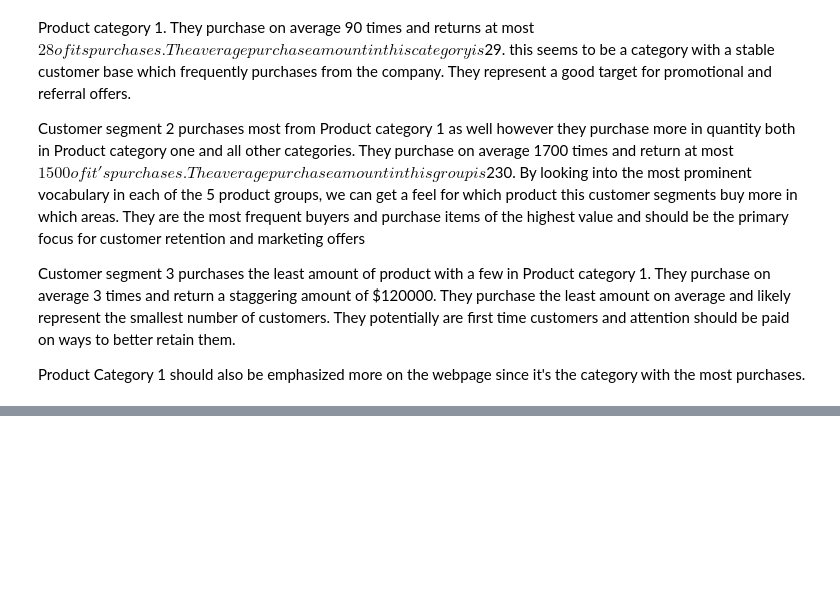
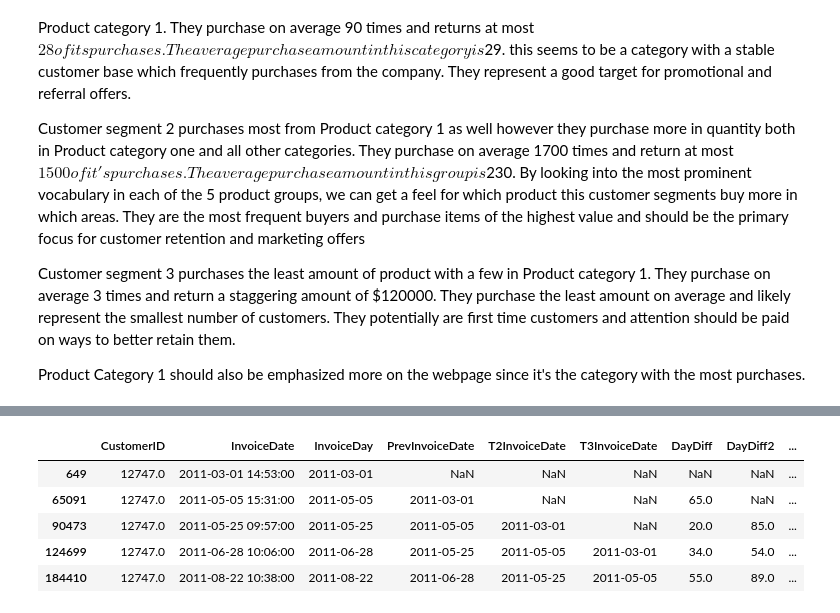
Before and after one commit to BenOsei-Poku/Ecommerce, a Jupyter notebook: Ecommerce.ipynb, the cells around one changed output, grey strips where cells are left out. Drawn from its saved outputs; the diff is of its cells as text; code cells hidden in the pictures; blank space fills up the shorter version.

```diff
--- a/Ecommerce.ipynb
+++ b/Ecommerce.ipynb
@@ -316,0 +361,3 @@ Product Category 1 should also be emphasized more on the webpage since it's the
+# %%
+df_6m = df_uk[(df_uk.InvoiceDate < '2011-09-01') & (df_uk.InvoiceDate >= '2011-03-01')].reset_index(drop=True)
+df_next = df_uk[(df_uk.InvoiceDate >= '2011-09-01') & (df_uk.InvoiceDate < '2011-12-01')].reset_index(drop=True)
@@ -316,0 +399,13 @@ Product Category 1 should also be emphasized more on the webpage since it's the
+# %%
+#create a dataframe with CustomerID and Invoice Date
+df_day_order = df_6m[['CustomerID','InvoiceDate']]
+#convert Invoice Datetime to day
+df_day_order['InvoiceDay'] = df_6m['InvoiceDate'].dt.date
+df_day_order = df_day_order.sort_values(['CustomerID','InvoiceDate'])
+#drop duplicates
+df_day_order = df_day_order.drop_duplicates(subset=['CustomerID','InvoiceDay'],keep='first')
+# %%
+#shifting last 3 purchase dates
+df_day_order['PrevInvoiceDate'] = df_day_order.groupby('CustomerID')['InvoiceDay'].shift(1)
+df_day_order['T2InvoiceDate'] = df_day_order.groupby('CustomerID')['InvoiceDay'].shift(2)
+df_day_order['T3InvoiceDate'] = df_day_order.groupby('CustomerID')['InvoiceDay'].shift(3)
@@ -316,0 +421,14 @@ Product Category 1 should also be emphasized more on the webpage since it's the
+# %%
+#Ctreate columns with the values of the difference between the last 3 purchases
+df_day_order['DayDiff'] = (df_day_order['InvoiceDay'] - df_day_order['PrevInvoiceDate']).dt.days
+df_day_order['DayDiff2'] = (df_day_order['InvoiceDay'] - df_day_order['T2InvoiceDate']).dt.days
+df_day_order['DayDiff3'] = (df_day_order['InvoiceDay'] - df_day_order['T3InvoiceDate']).dt.days
+# %%
+df_day_order.head(5)
+# %% [output]
+|  | CustomerID | InvoiceDate | InvoiceDay | PrevInvoiceDate | T2InvoiceDate | T3InvoiceDate | DayDiff | DayDiff2 | ... |
+| 649 | 12747.0 | 2011-03-01 14:53:00 | 2011-03-01 | NaN | NaN | NaN | NaN | NaN | ... |
+| 65091 | 12747.0 | 2011-05-05 15:31:00 | 2011-05-05 | 2011-03-01 | NaN | NaN | 65.0 | NaN | ... |
+| 90473 | 12747.0 | 2011-05-25 09:57:00 | 2011-05-25 | 2011-05-05 | 2011-03-01 | NaN | 20.0 | 85.0 | ... |
+| 124699 | 12747.0 | 2011-06-28 10:06:00 | 2011-06-28 | 2011-05-25 | 2011-05-05 | 2011-03-01 | 34.0 | 54.0 | ... |
+| 184410 | 12747.0 | 2011-08-22 10:38:00 | 2011-08-22 | 2011-06-28 | 2011-05-25 | 2011-05-05 | 55.0 | 89.0 | ... |
```
Also changed, not shown: parts of 44 cells of this notebook.
